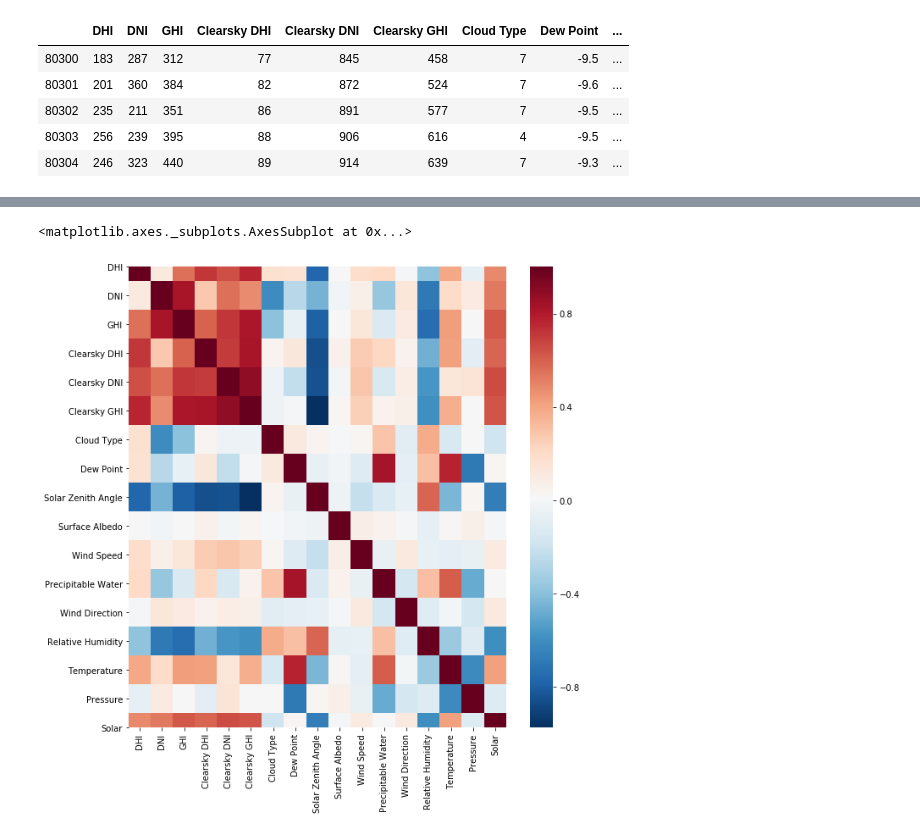
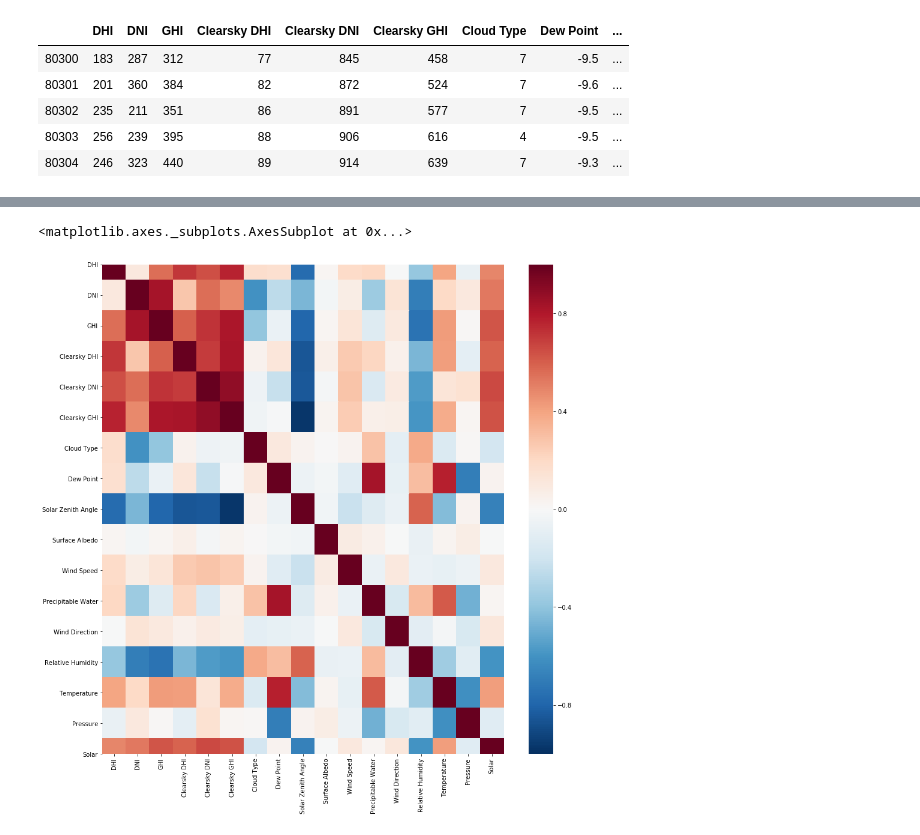
Before and after one commit to UW-EnergyForecaster/EnergyForecasters, a Jupyter notebook: examples/model_development.ipynb, the cells around one changed output, grey strips where cells are left out. Cells and saved outputs as stored; diff of their text form; code cells hidden in the pictures.

```diff
--- a/examples/model_development.ipynb
+++ b/examples/model_development.ipynb
@@ -72,9 +66,9 @@ plt.show()
 # %%
 corr = year_2018_df.corr(method='pearson')
 # %%
-fig, ax = plt.subplots(figsize=(10,10))         # Sample figsize in inches
+fig, ax = plt.subplots(figsize=(15,15))         # Sample figsize in inches
 
-sns.heatmap(corr, cmap = "RdBu_r", ax=ax)
+sns.heatmap(corr, cmap = "RdBu_r", ax=ax, vmin=-1.0, vmax =1.0)
 # %% [output]
 <matplotlib.axes._subplots.AxesSubplot at 0x...>
-[figure, old version]
+[figure, new version]
```
Also changed, not shown: parts of 7 cells of this notebook, 1 other file.
